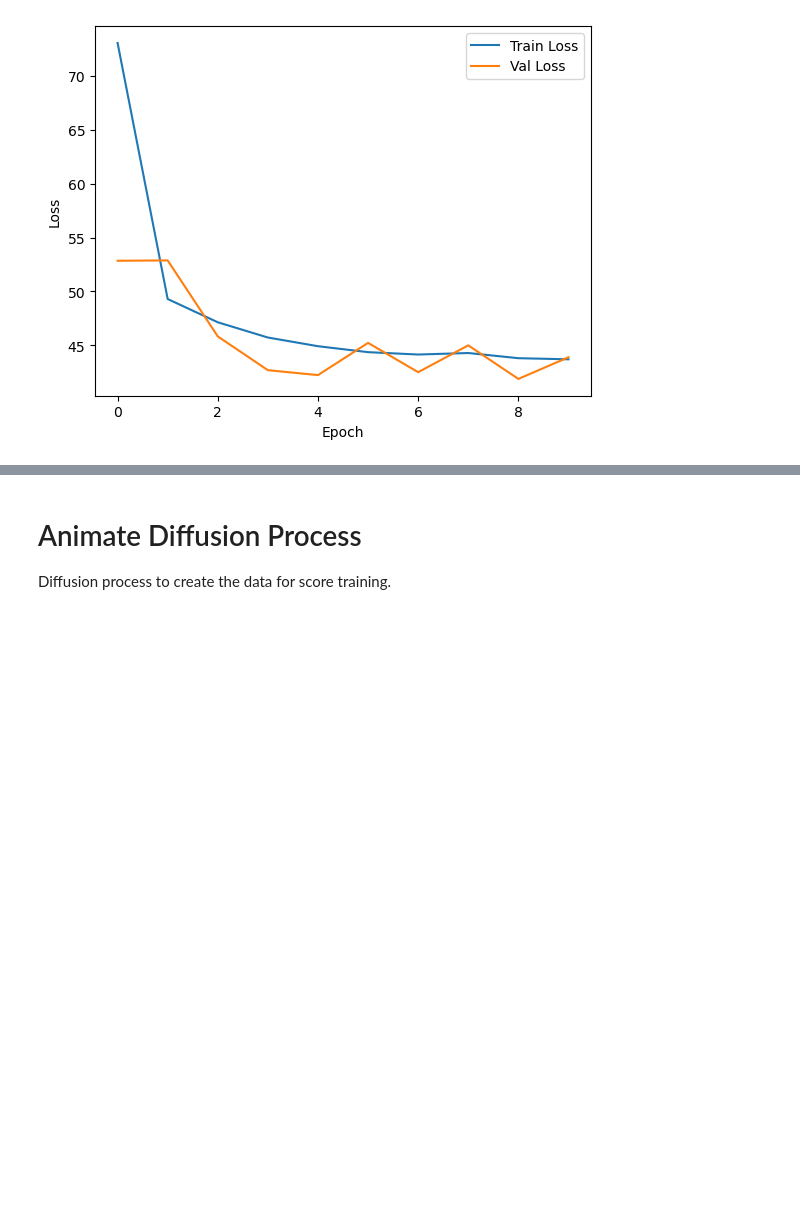
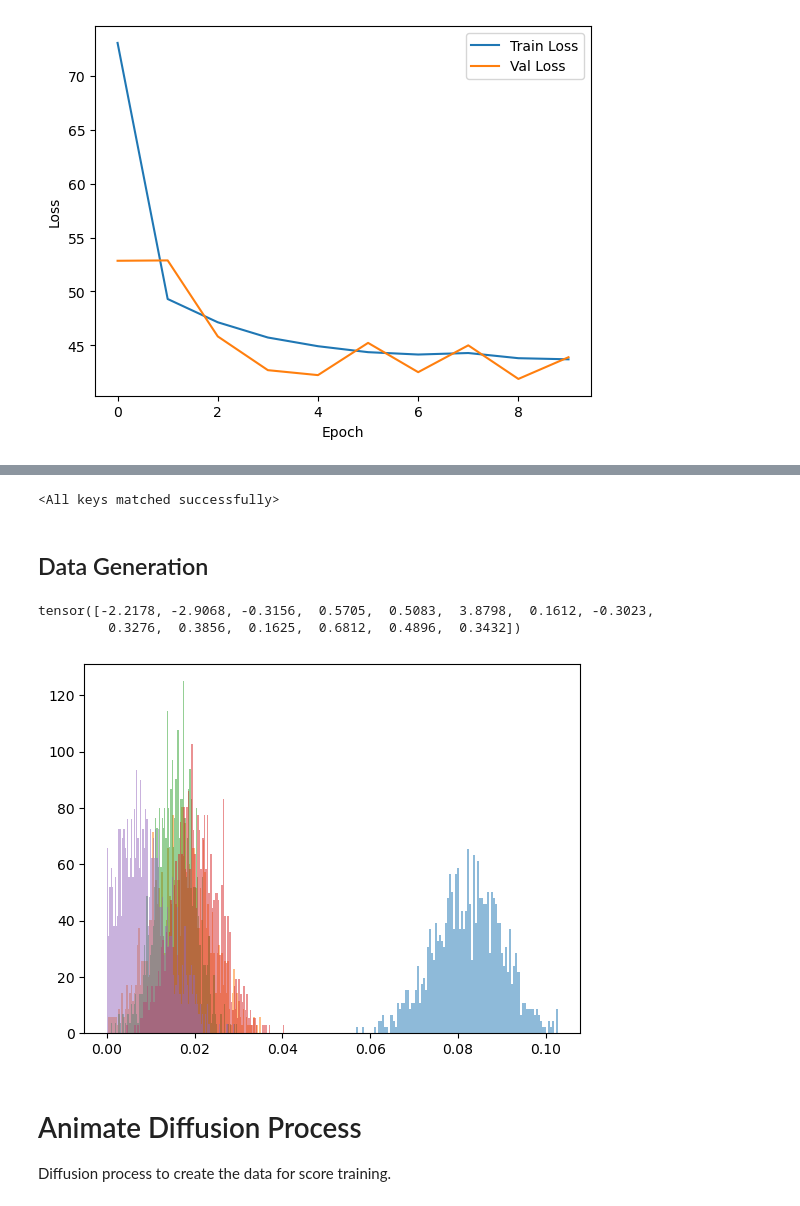
Before and after one commit to bGuenes/sbi_model_comparison, a Jupyter notebook: simformer_run.ipynb, the cells around one changed output, grey strips where cells are left out. Cells and saved outputs as stored; diff of their text form; code cells hidden in the pictures; blank space fills up the shorter version.

```diff
--- a/simformer_run.ipynb
+++ b/simformer_run.ipynb
@@ -153,3 +144,27 @@ TypeError: Simformer.sample() missing 2 required positional arguments: 'data' an
+# %%
+simformer.load_state_dict(torch.load("simformer/models/simformer_first-model.pt", weights_only=False))
+# %% [output]
+<All keys matched successfully>
+# %% [markdown]
+## Data Generation
+# %%
+# Create random datapoints to denoise
+sample_data_t1 = torch.randn(1000, train_data.shape[1])
+# %%
+sample_data_t0 = simformer.sample(sample_data_t1, condition_mask=torch.ones_like(sample_data_t1))
+# %%
+sample_data_t0.mean(axis=0)
+# %% [output]
+tensor([-2.2178, -2.9068, -0.3156,  0.5705,  0.5083,  3.8798,  0.1612, -0.3023,
+         0.3276,  0.3856,  0.1625,  0.6812,  0.4896,  0.3432])
+# %%
+priors = [-2.3, -2.89, -0.3, 0.55, 0.5]
+sigma = [0.3, 0.3, 0.3, 0.1, 0.1]
+for i in range(5):
+    prior_deviation = abs((sample_data_t0[:, i]-priors[i]))
+    plt.hist(prior_deviation, bins=100, density=True, alpha=0.5);
+# %% [output]
+[figure, added]
 # %% [markdown]
 # Animate Diffusion Process
 Diffusion process to create the data for score training.
```
Also changed, not shown: parts of 6 cells of this notebook, 4 other files.
